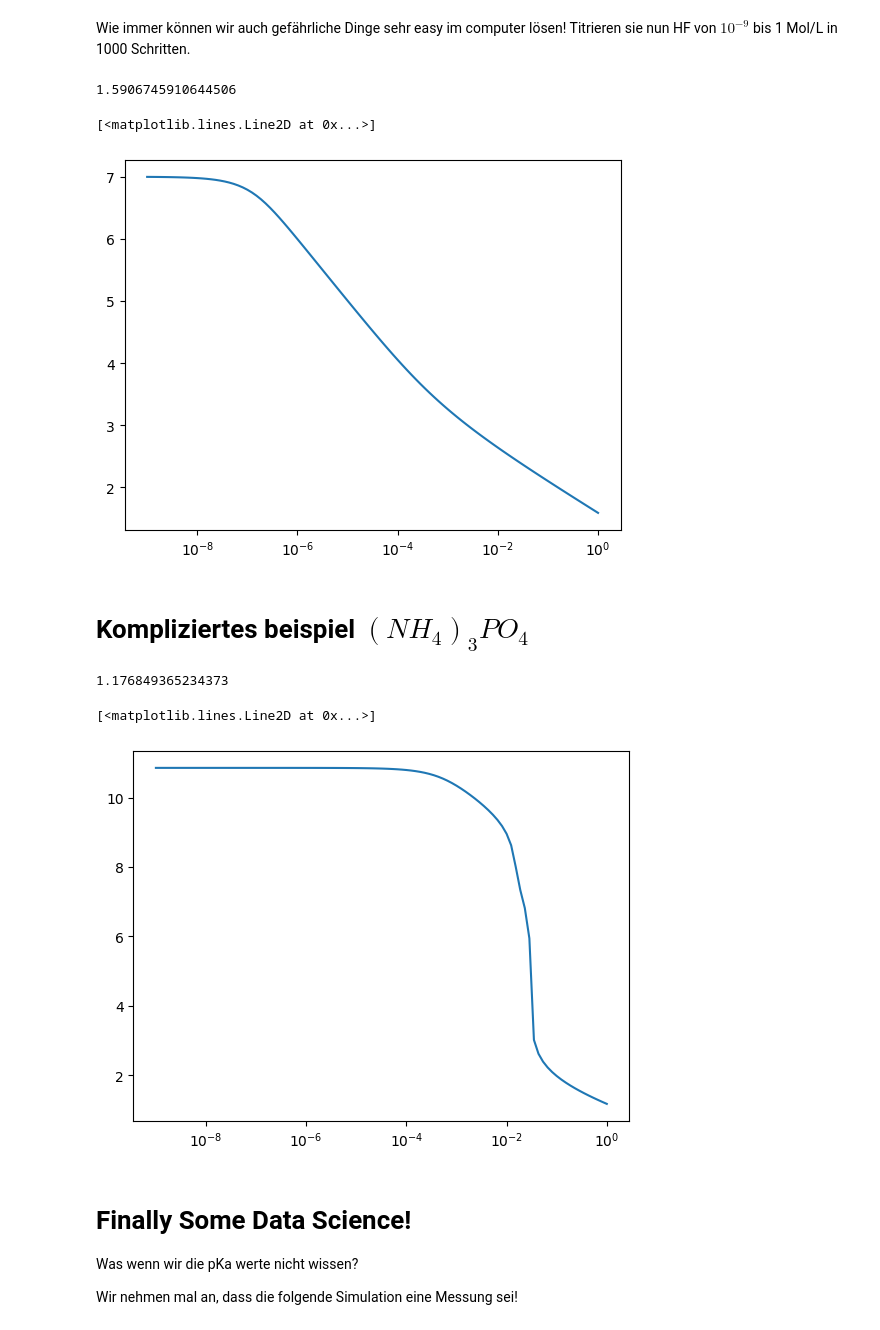
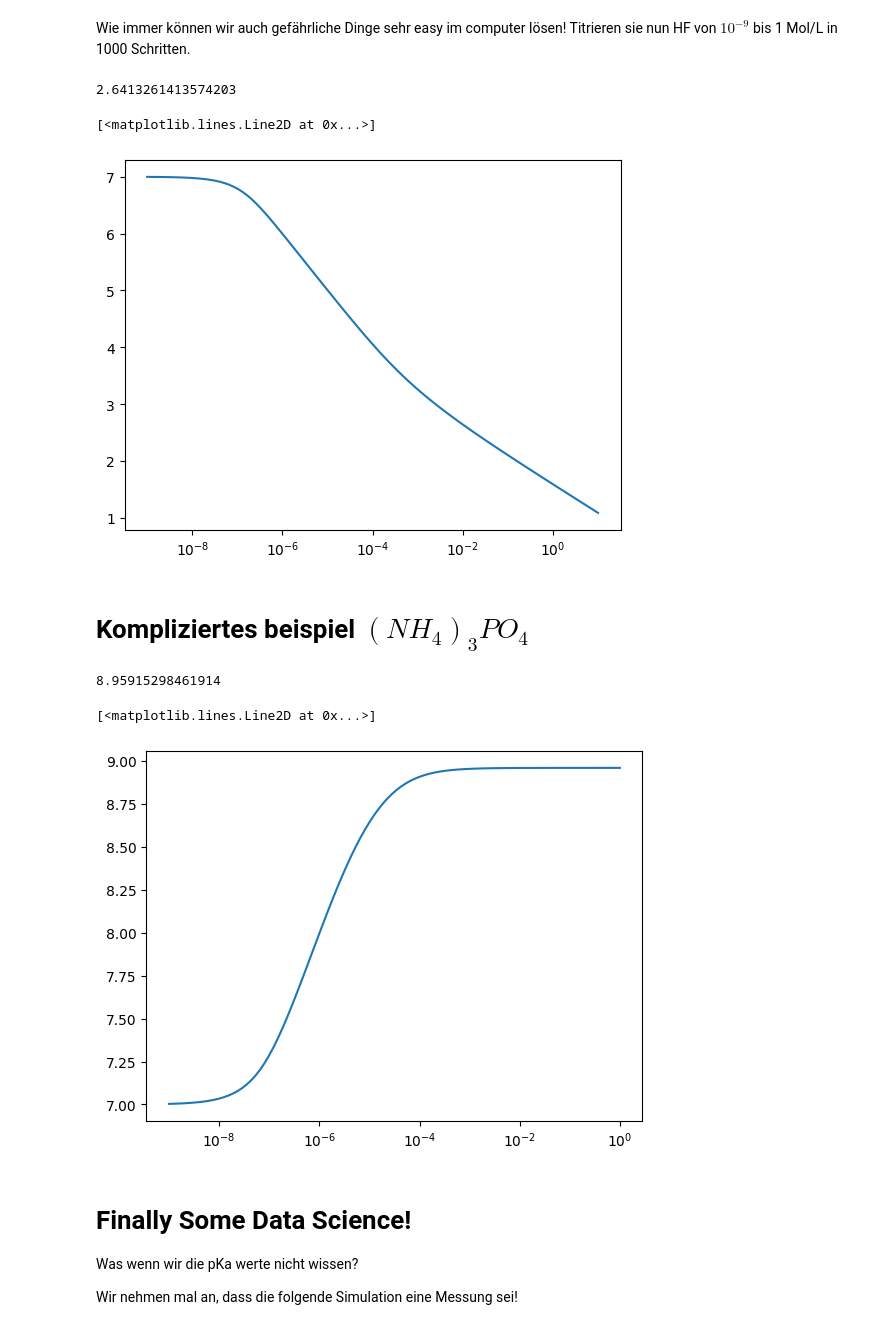
Before and after one commit to Lemonatix/how-to-python, a Jupyter notebook: Computerscience and Programming 24/VL_10.01.25/datascience_puds.ipynb, the cells around one changed output. Drawn from its saved outputs; the diff is of its cells as text; code cells hidden in the pictures.

```diff
--- a/Computerscience and Programming 24/VL_10.01.25/datascience_puds.ipynb
+++ b/Computerscience and Programming 24/VL_10.01.25/datascience_puds.ipynb
@@ -64,41 +75,53 @@ plt.semilogx(concli2, phs1)
 Wie immer können wir auch gefährliche Dinge sehr easy im computer lösen!
 Titrieren sie nun HF von $10^{-9}$ bis 1 Mol/L in 1000 Schritten.
 # %%
-conli3 = np.geomspace(10**-9, 1, 100)
-phs2 = []
+#Beispielcode
+hf = Acid(Ka=6.76e-4, charge=0, conc=0.01)
+# hf = Acid(pKa=3.17, charge=0, conc=0.01) will also work
+system = System(hf)
+system.pHsolve()
+print(system.pH) # Should print 2.6413261
 
-for conc in conli3:
-    hf = Acid(Ka=6.76e-4, charge=0, conc=conc) # hf = Acid(pKa=3.17, charge=0, conc=0.01) will also work
+#ihr code hier
+concli = np.geomspace(10**-9,10,100)
+pHli = []
+for conc in concli:
+    hf = Acid(Ka=6.76e-4, charge=0, conc=conc)
     system = System(hf)
     system.pHsolve()
-    phs2.append(system.pH)
+    pHli.append(system.pH)
 
-print(system.pH) # prints 2.6413261, when conc=0.01
-plt.semilogx(conli3, phs2)
+plt.semilogx(concli,pHli)
 # %% [output]
-1.5906745910644506
+2.6413261413574203
 [<matplotlib.lines.Line2D at 0x...>]
-[figure, old version]
+[figure, new version]
 # %% [markdown]
 # Kompliziertes beispiel $(NH_4)_3PO_4$
 # %%
 # Bitte ebenfalls von 10**-9 bis 1 plotten
-concli4 = np.geomspace(10**-9, 1, 100)
-phs3 = []
+phos = Acid(pKa=[2.148, 7.198, 12.319], charge=0, conc=0.01)
+nh4 = Acid(pKa=9.25, charge=1, conc=0.01*3)
+system = System(phos, nh4)
+system.pHsolve()
+print(system.pH) # Should print 8.95915298
 
-for conc in concli4:
+
+#ihr code hier
+concli = np.geomspace(10**-9,1,100)
+pHli = []
+for conc in concli:
     phos = Acid(pKa=[2.148, 7.198, 12.319], charge=0, conc=conc)
-    nh4 = Acid(pKa=9.25, charge=1, conc=0.01*3)
+    nh4 = Acid(pKa=9.25, charge=1, conc=conc*3)
     system = System(phos, nh4)
     system.pHsolve()
-    phs3.append(system.pH)
+    pHli.append(system.pH)
 
-print(system.pH) # prints 8.95915298 (for conc=0.01)
-plt.semilogx(concli4, phs3)
+plt.semilogx(concli,pHli)
 # %% [output]
-1.176849365234373
+8.95915298461914
 [<matplotlib.lines.Line2D at 0x...>]
-[figure, old version]
+[figure, new version]
 # %% [markdown]
 # Finally Some Data Science!
 
```
Also changed, not shown: parts of 12 cells of this notebook.
